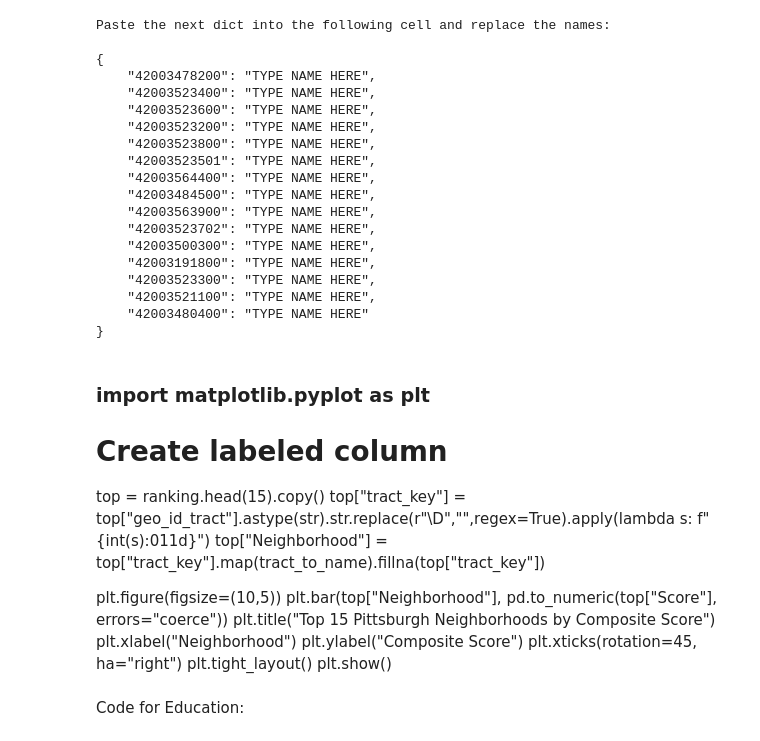
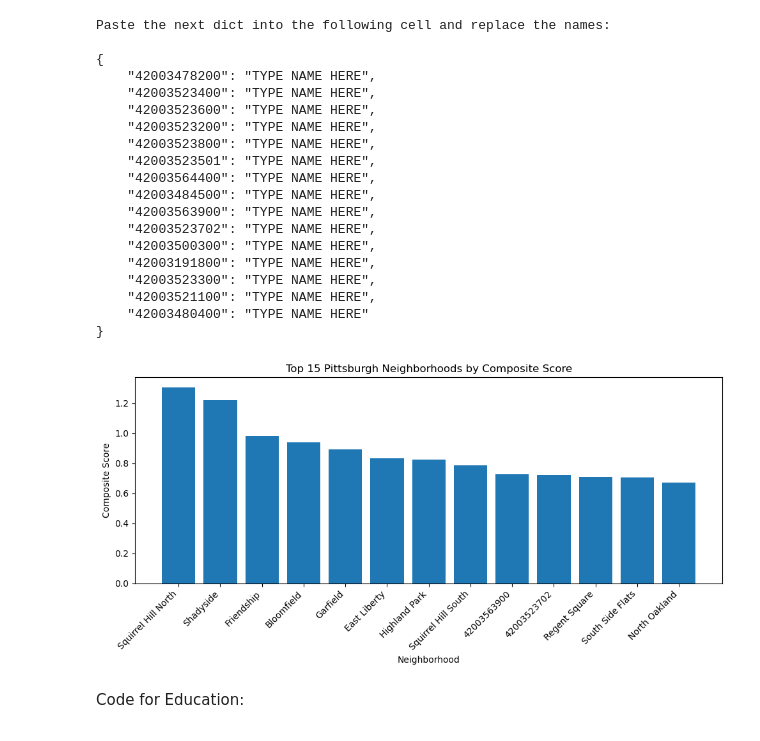
Before and after one commit to vkpurini/Best-Neighborhood-in-Pittsburgh-, a Jupyter notebook: Final-Notebook.ipynb, the cells around one changed output. Saved outputs shown, nothing was run; the diff lists cells and outputs as text; code cells hidden in the pictures.

```diff
--- a/Final-Notebook.ipynb
+++ b/Final-Notebook.ipynb
@@ -152,21 +154,23 @@ tract_to_name = {
     "42003521100": "East Liberty",
     "42003480400": "Squirrel Hill South"
 }
-# %% [markdown]
-### import matplotlib.pyplot as plt
-
-# Create labeled column
-top = ranking.head(15).copy()
-top["tract_key"] = top["geo_id_tract"].astype(str).str.replace(r"\D","",regex=True).apply(lambda s: f"{int(s):011d}")
-top["Neighborhood"] = top["tract_key"].map(tract_to_name).fillna(top["tract_key"])
-
-plt.figure(figsize=(10,5))
-plt.bar(top["Neighborhood"], pd.to_numeric(top["Score"], errors="coerce"))
-plt.title("Top 15 Pittsburgh Neighborhoods by Composite Score")
-plt.xlabel("Neighborhood")
-plt.ylabel("Composite Score")
-plt.xticks(rotation=45, ha="right")
-plt.tight_layout()
-plt.show()
+# %%
+import matplotlib.pyplot as plt
+
+# Create labeled column
+top = ranking.head(15).copy()
+top["tract_key"] = top["geo_id_tract"].astype(str).str.replace(r"\D","",regex=True).apply(lambda s: f"{int(s):011d}")
+top["Neighborhood"] = top["tract_key"].map(tract_to_name).fillna(top["tract_key"])
+
+plt.figure(figsize=(10,5))
+plt.bar(top["Neighborhood"], pd.to_numeric(top["Score"], errors="coerce"))
+plt.title("Top 15 Pittsburgh Neighborhoods by Composite Score")
+plt.xlabel("Neighborhood")
+plt.ylabel("Composite Score")
+plt.xticks(rotation=45, ha="right")
+plt.tight_layout()
+plt.show()
+# %% [output]
+[figure, added]
 # %% [markdown]
 Code for Education:
```
Also changed, not shown: parts of 2 cells of this notebook.
